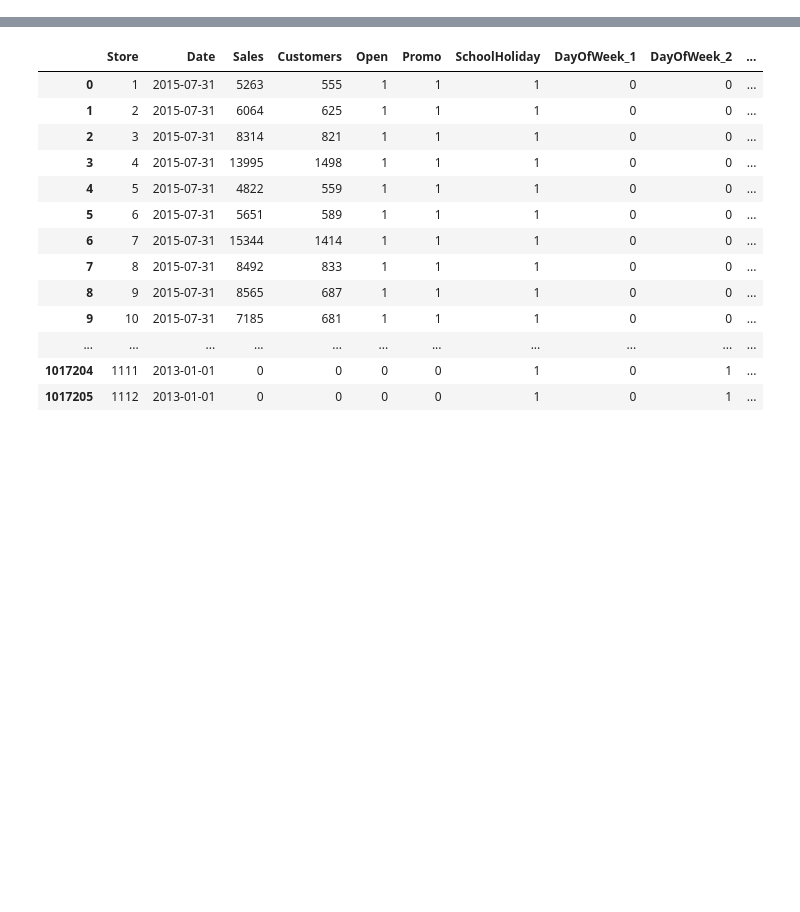
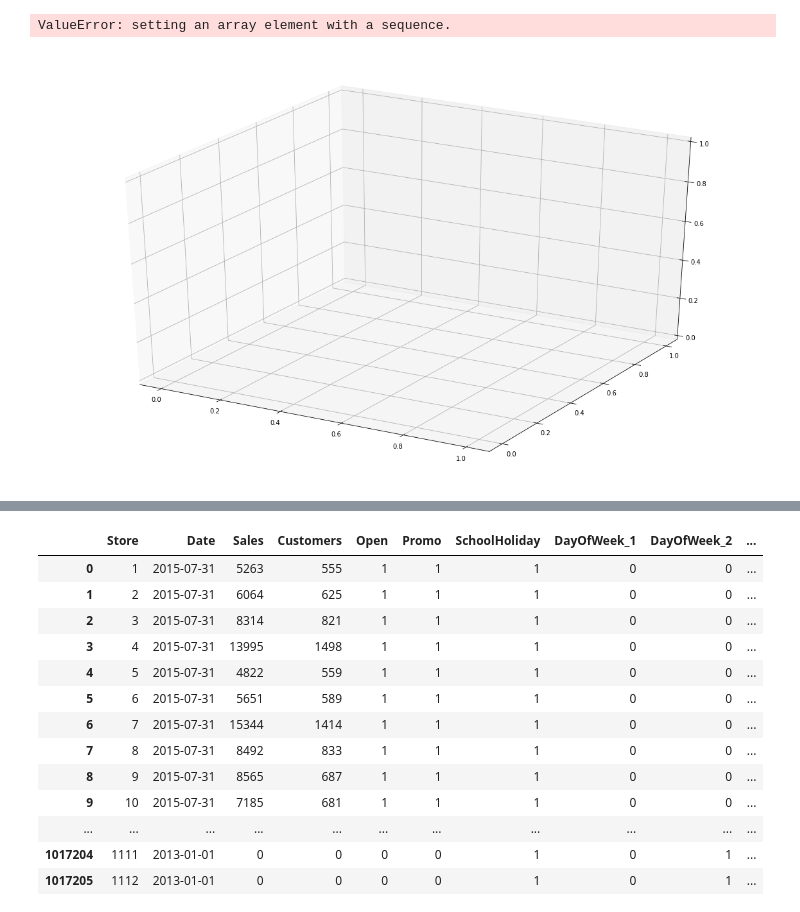
Before and after one commit to fenomeno711/rossmann, a Jupyter notebook: notebooks/Rossmann1.ipynb, the cells around one changed output, grey strips where cells are left out. Saved outputs shown, nothing was run; the diff lists cells and outputs as text; code cells hidden in the pictures; blank space fills up the shorter version.

```diff
--- a/notebooks/Rossmann1.ipynb
+++ b/notebooks/Rossmann1.ipynb
@@ -26,0 +160,6 @@ rawdata
+# %%
+#Durchschnittlicher Umsatz nach Wochentagen (Monday - Sunday:1-7)
+month = []
+for i in range (1,32):
+    month.append(rawdata[(rawdata.loc[:,'Day'] == i)].loc[:,'Sales'].mean())
+month
@@ -26,0 +223,6 @@ rawdata
+# %%
+#Durchschnittlicher Umsatz nach Wochentagen (Monday - Sunday:1-7)
+year = []
+for i in range (1,13):
+    year.append(rawdata[(rawdata.loc[:,'Month'] == i)].loc[:,'Sales'].mean())
+year
@@ -26,0 +344,7 @@ rawdata
+# %%
+sales = pd.DataFrame(columns=range(1115),index=range(1000))
+for i in range(0,1116):
+    sales[i] = pd.Series(rawdata[(rawdata.loc[:,'Store'] == i)].loc[:,'Sales'].values)
+sales = sales.drop(0, axis = 1)
+sales = sales.dropna(axis = 0, how='all')
+sales
@@ -26,0 +390,30 @@ rawdata
+# %%
+
+
+from mpl_toolkits import mplot3d
+import numpy as np
+import matplotlib.pyplot as plt
+fig = plt.figure(figsize=(20,12))
+
+
+X = np.linspace(-6, 6, 1115)
+Y = np.linspace(-6, 6, 942)
+Z = sales
+
+
+
+
+ax = plt.axes(projection='3d')
+ax.contour3D(X, Y, Z, 50, cmap='binary')
+ax.set_xlabel('x')
+ax.set_ylabel('y')
+ax.set_zlabel('z');
+
+
+
+
+
+ax = plt.axes(projection='3d')
+# %% [output]
+ValueError: setting an array element with a sequence.
+[figure, added]
```
Also changed, not shown: parts of 38 cells of this notebook, 9 other files.
